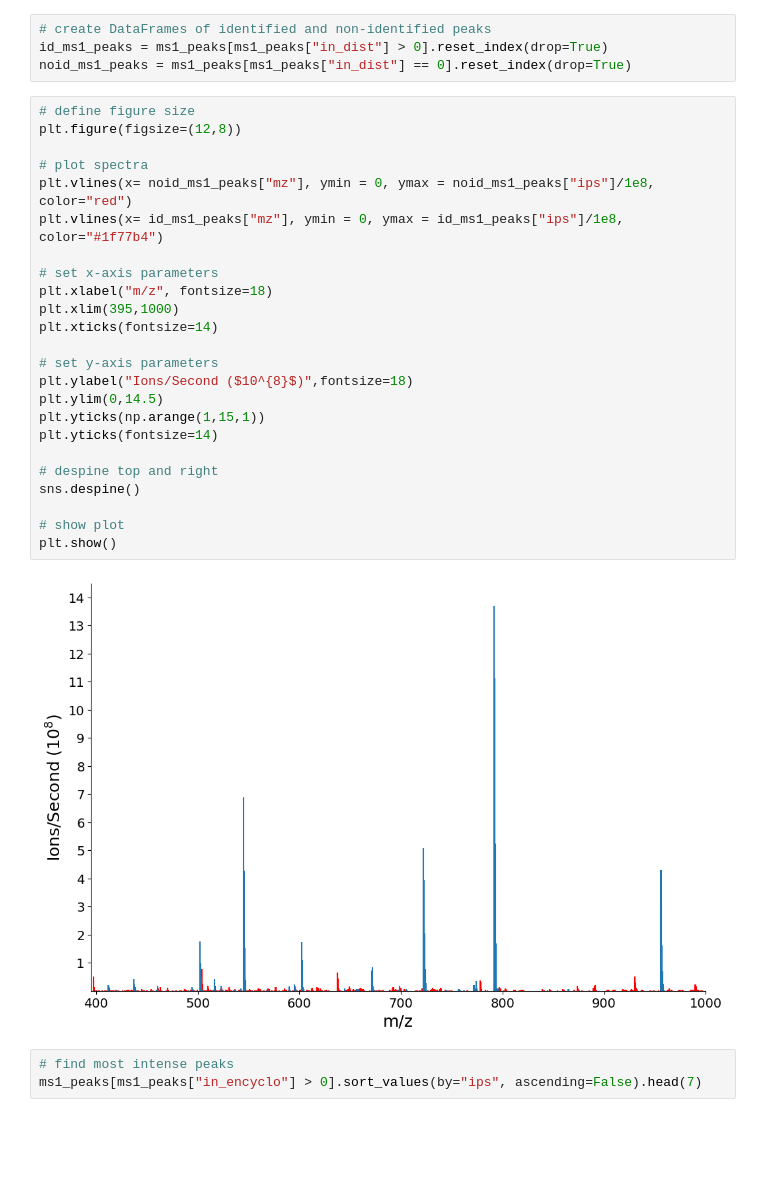
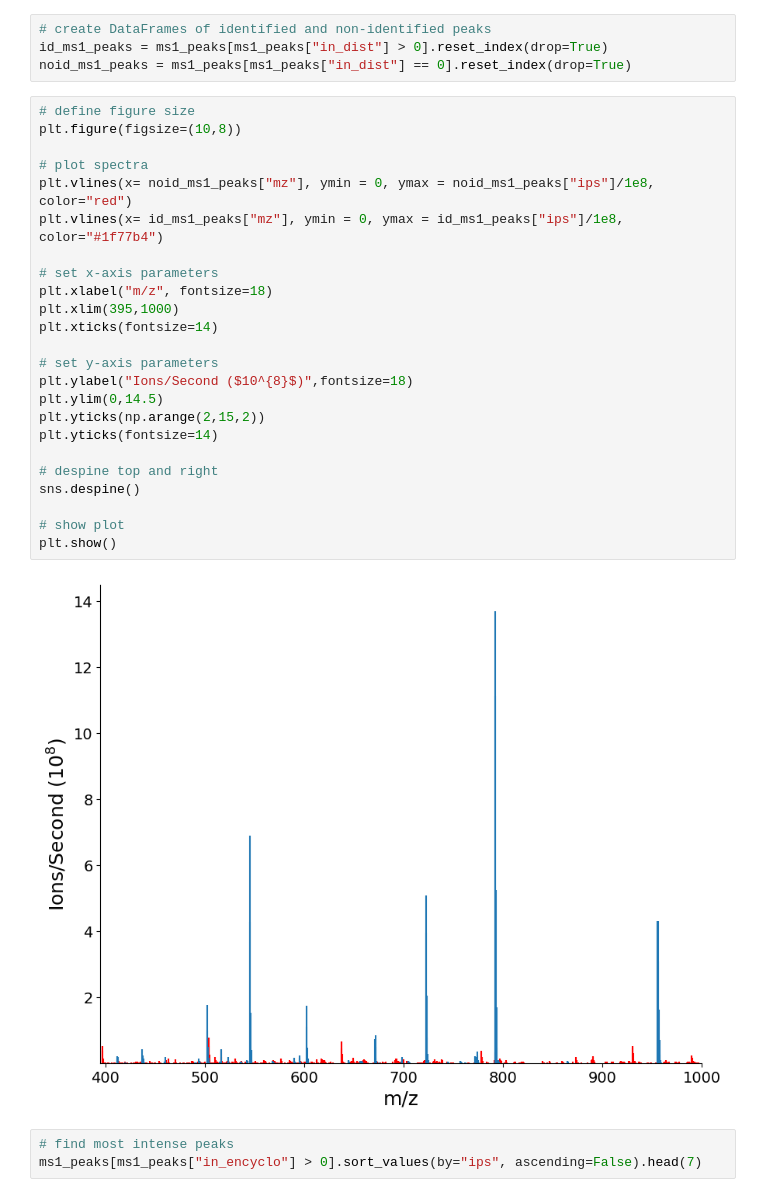
Before and after one commit to uw-maccosslab/single_molecule_counting, a Jupyter notebook: 2022_Single_Molecule_Counting.ipynb, the cells around one changed output. Drawn from its saved outputs; the diff is of its cells as text; blank space fills up the shorter version.

```diff
--- a/2022_Single_Molecule_Counting.ipynb
+++ b/2022_Single_Molecule_Counting.ipynb
@@ -257,30 +301,30 @@ id_ms1_peaks = ms1_peaks[ms1_peaks["in_dist"] > 0].reset_index(drop=True)
 noid_ms1_peaks = ms1_peaks[ms1_peaks["in_dist"] == 0].reset_index(drop=True)
 # %%
 # define figure size
-plt.figure(figsize=(12,8))
+plt.figure(figsize=(10,8))
 
 # plot spectra
 plt.vlines(x= noid_ms1_peaks["mz"], ymin = 0, ymax = noid_ms1_peaks["ips"]/1e8, color="red")
 plt.vlines(x= id_ms1_peaks["mz"], ymin = 0, ymax = id_ms1_peaks["ips"]/1e8, color="#1f77b4")
 
 # set x-axis parameters
 plt.xlabel("m/z", fontsize=18)
 plt.xlim(395,1000)
 plt.xticks(fontsize=14)
 
 # set y-axis parameters
 plt.ylabel("Ions/Second ($10^{8}$)",fontsize=18)
 plt.ylim(0,14.5)
-plt.yticks(np.arange(1,15,1))
+plt.yticks(np.arange(2,15,2))
 plt.yticks(fontsize=14)
 
 # despine top and right
 sns.despine()
 
 # show plot
 plt.show()
 # %% [output]
-[figure, old version]
+[figure, new version]
 # %%
 # find most intense peaks
 ms1_peaks[ms1_peaks["in_encyclo"] > 0].sort_values(by="ips", ascending=False).head(7)
```
Also changed, not shown: parts of 21 cells of this notebook.
